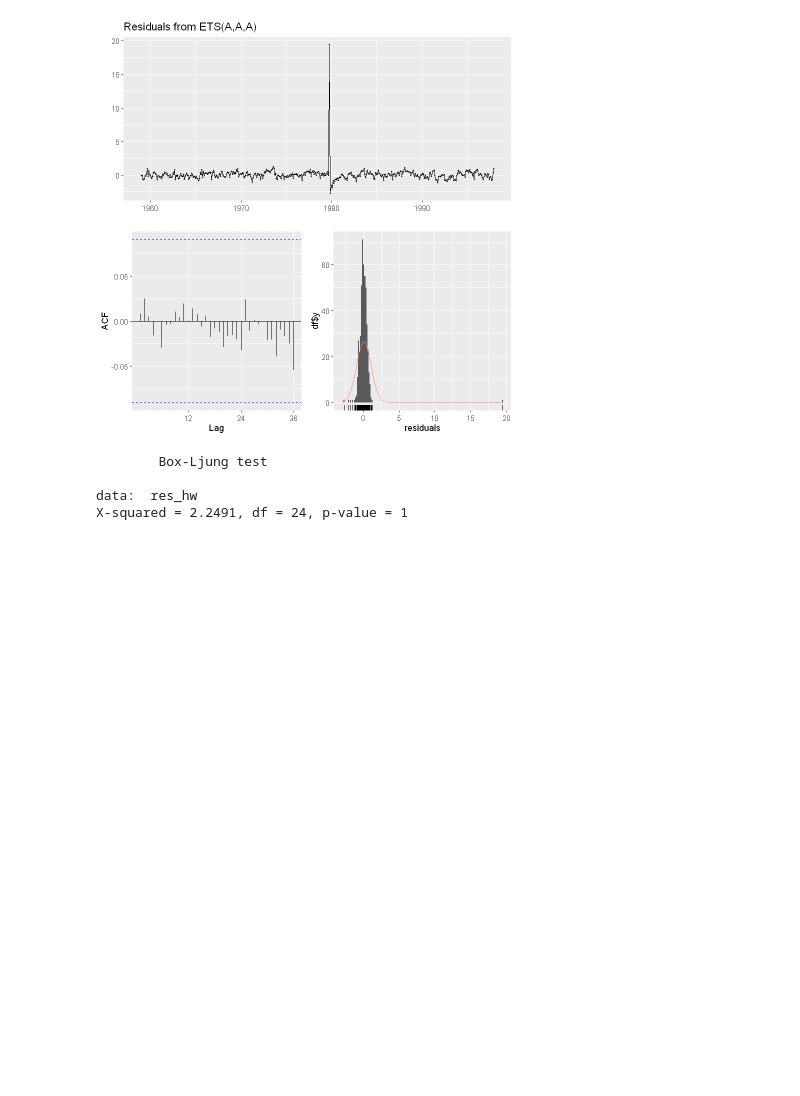
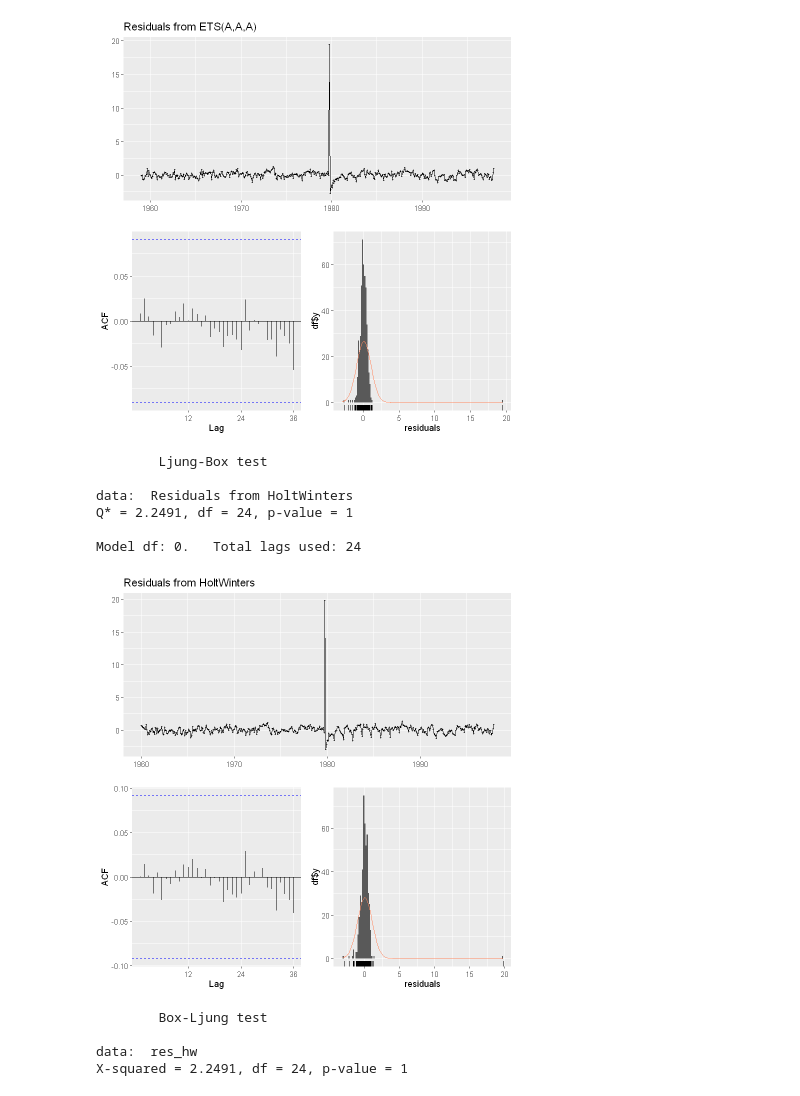
Before and after one commit to Marcehlin/Atividades-2026_1, a Jupyter notebook: Séries Temporais/Lista 5/Ex2/Serie_CO2_Exercicio2.ipynb, the cells around one changed output. Cells and saved outputs as stored; diff of their text form; code cells hidden in the pictures; blank space fills up the shorter version.

```diff
--- a/Séries Temporais/Lista 5/Ex2/Serie_CO2_Exercicio2.ipynb
+++ b/Séries Temporais/Lista 5/Ex2/Serie_CO2_Exercicio2.ipynb
@@ -230,6 +233,16 @@ Q* = 2.9653, df = 24, p-value = 1
 
 Model df: 0.   Total lags used: 24
 [figure]
+# %%
+checkresiduals(hw_fit)
+# %% [output]
+        Ljung-Box test
+
+data:  Residuals from HoltWinters
+Q* = 2.2491, df = 24, p-value = 1
+
+Model df: 0.   Total lags used: 24
+[figure, added]
 # %%
 # Resíduos do Holt-Winters
 res_hw <- residuals(hw_fit)
```
Also changed, not shown: parts of 6 cells of this notebook, 3 other files.
